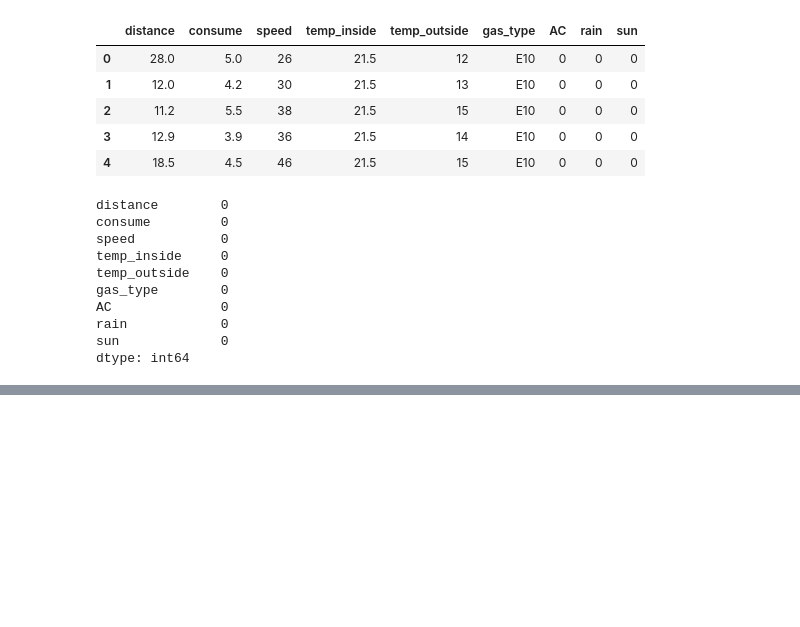
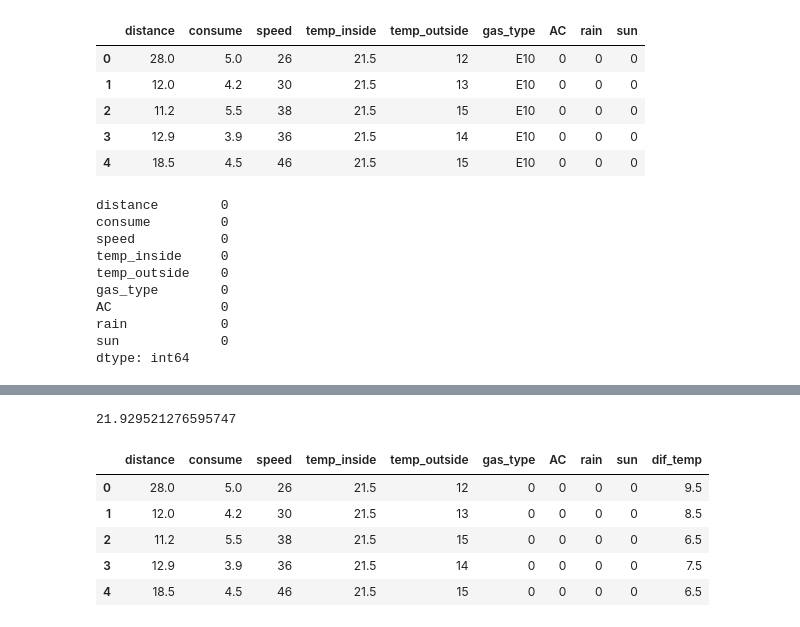
Before and after one commit to ironhack-edu/technical_challenge_DA, a Jupyter notebook: main.ipynb, the cells around one changed output, grey strips where cells are left out. Saved outputs shown, nothing was run; the diff lists cells and outputs as text; code cells hidden in the pictures; blank space fills up the shorter version.

```diff
--- a/main.ipynb
+++ b/main.ipynb
@@ -147,0 +203,4 @@ dtype: int64
+# %%
+np.mean(df['temp_inside'])
+# %% [output]
+21.929521276595747
@@ -147,0 +211,9 @@ dtype: int64
+# %%
+df.head()
+# %% [output]
+|  | distance | consume | speed | temp_inside | temp_outside | gas_type | AC | rain | sun | dif_temp |
+| 0 | 28.0 | 5.0 | 26 | 21.5 | 12 | 0 | 0 | 0 | 0 | 9.5 |
+| 1 | 12.0 | 4.2 | 30 | 21.5 | 13 | 0 | 0 | 0 | 0 | 8.5 |
+| 2 | 11.2 | 5.5 | 38 | 21.5 | 15 | 0 | 0 | 0 | 0 | 6.5 |
+| 3 | 12.9 | 3.9 | 36 | 21.5 | 14 | 0 | 0 | 0 | 0 | 7.5 |
+| 4 | 18.5 | 4.5 | 46 | 21.5 | 15 | 0 | 0 | 0 | 0 | 6.5 |
```
Also changed, not shown: parts of 25 cells of this notebook.
